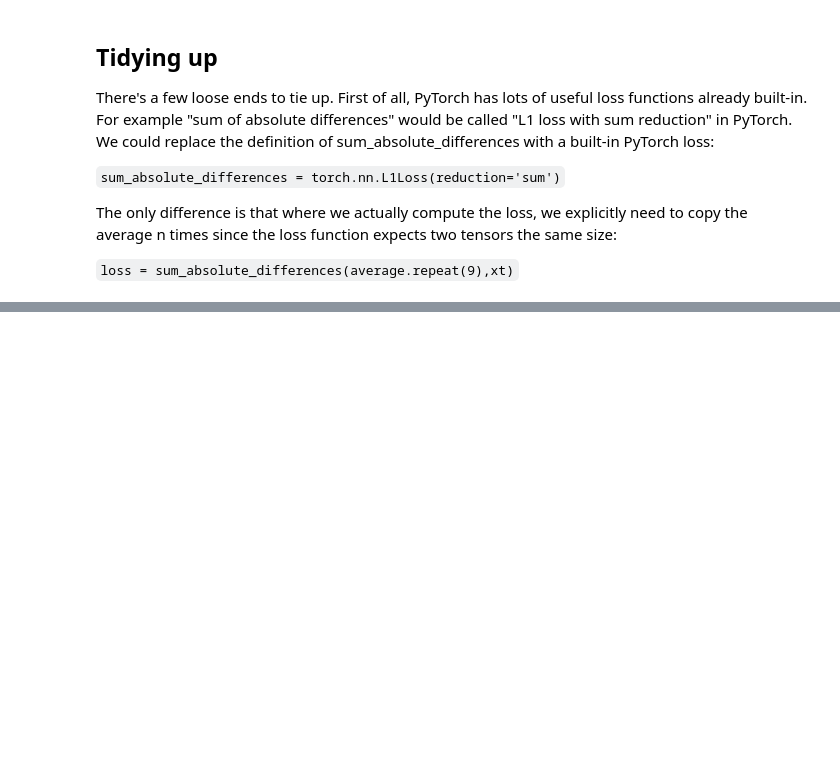
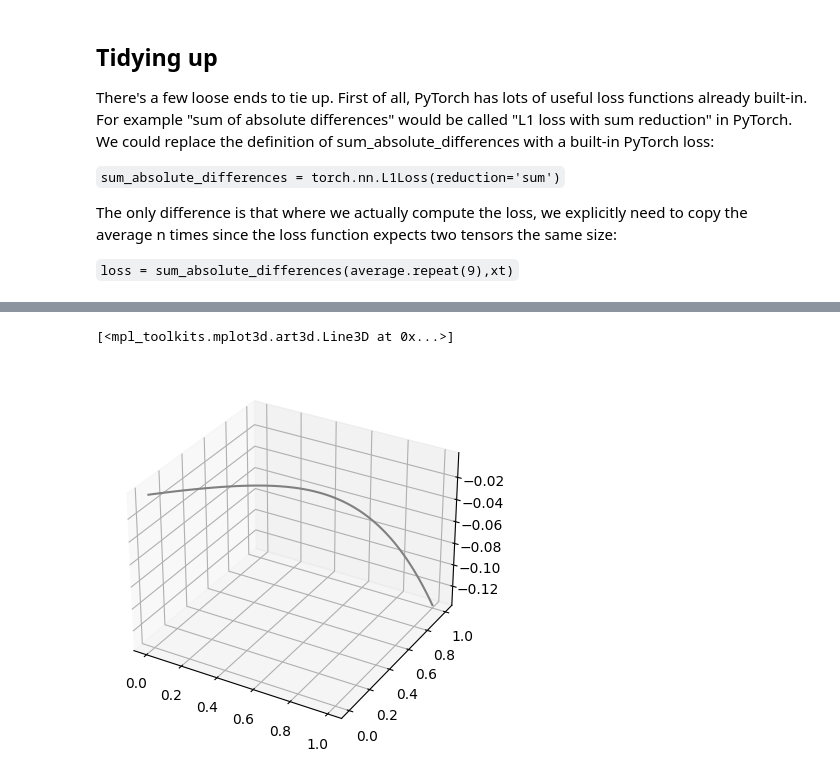
Before and after one commit to mistryvivek/AutoF1-RNN-Race-Simulator, a Jupyter notebook: PADL_Week_1_Practical.ipynb, the cells around one changed output, grey strips where cells are left out. Saved outputs shown, nothing was run; the diff lists cells and outputs as text; code cells hidden in the pictures; blank space fills up the shorter version.

```diff
--- a/PADL_Week_1_Practical.ipynb
+++ b/PADL_Week_1_Practical.ipynb
@@ -217,0 +315,7 @@ Note that this function depends on two variables. You will therefore need to ini
+# %%
+def smooth_2d_function(x, y):
+  z = -(
+      torch.exp(-(x - 2) ** 2 - (y - 2) ** 2) +
+      2 * torch.exp(-(x + 2) ** 2 - (y + 2) ** 2)
+  )
+  return z
@@ -217,0 +370,17 @@ Note that this function depends on two variables. You will therefore need to ini
+# %%
+%matplotlib inline
+import numpy as np
+import matplotlib.pyplot as plt
+
+
+fig = plt.figure()
+ax = plt.axes(projection='3d')
+
+xline = torch.from_numpy(np.linspace(0, 1, 100))
+yline = torch.from_numpy(np.linspace(0, 1, 100))
+zline = smooth_2d_function(xline, yline)
+
+ax.plot3D(xline, yline, zline, 'gray')
+# %% [output]
+[<mpl_toolkits.mplot3d.art3d.Line3D at 0x...>]
+[figure, added]
```
Also changed, not shown: parts of 11 cells of this notebook.
